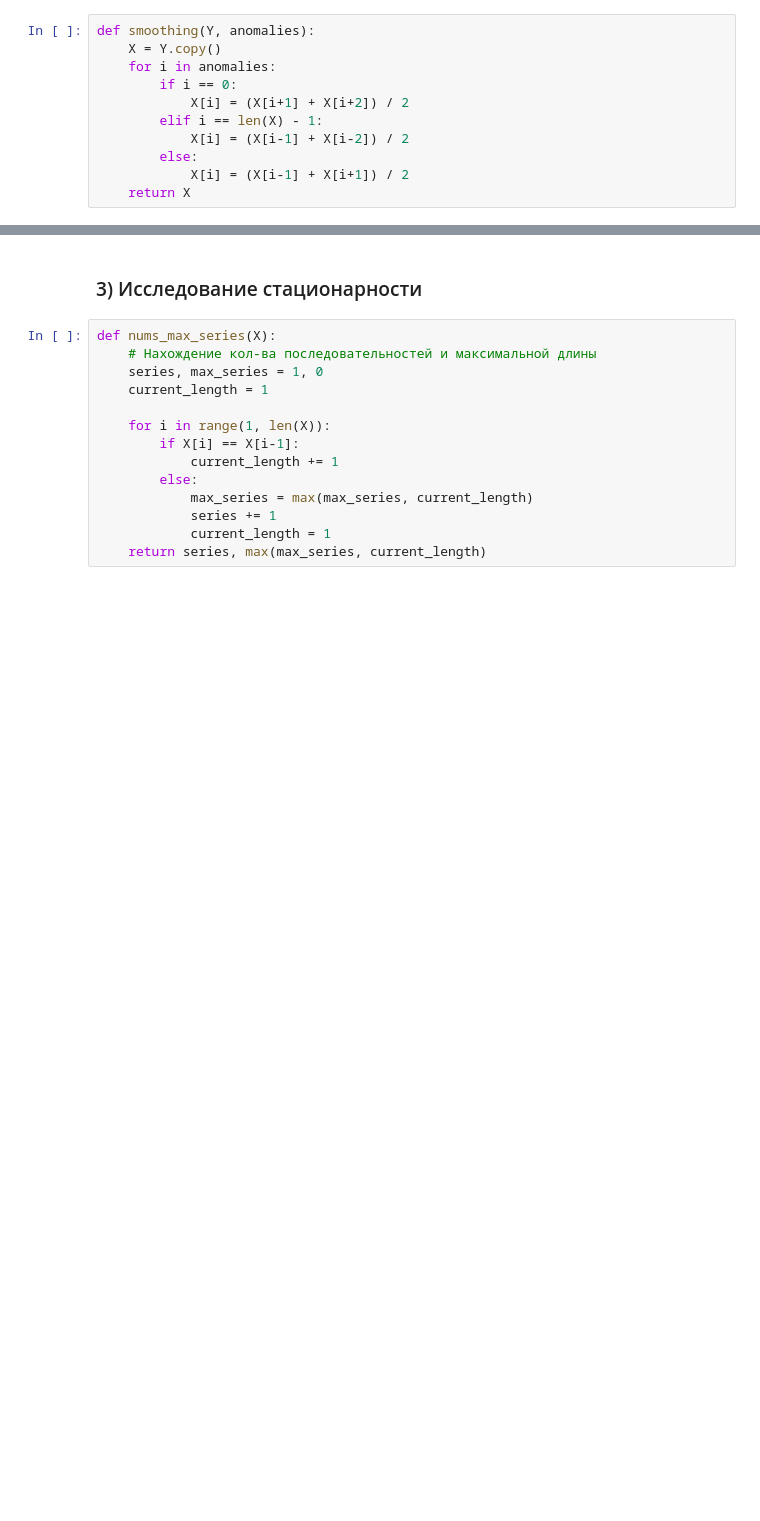
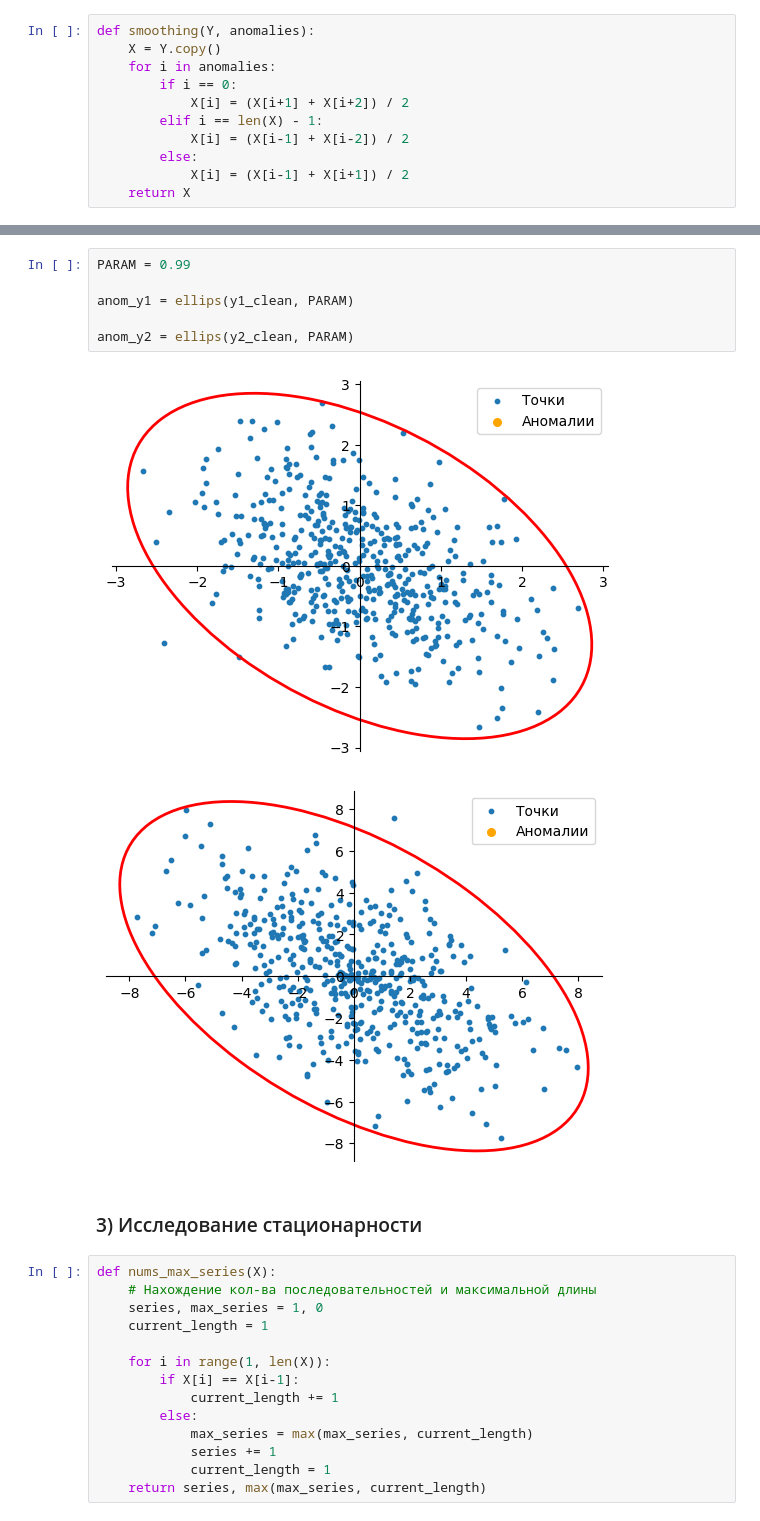
Before and after one commit to EngoyanSY/MAODI, a Jupyter notebook: LR1/LR1.ipynb, the cells around one changed output, grey strips where cells are left out. Saved outputs shown, nothing was run; the diff lists cells and outputs as text; blank space fills up the shorter version.

```diff
--- a/LR1/LR1.ipynb
+++ b/LR1/LR1.ipynb
@@ -175,3 +175,12 @@ plt.show()
+# %%
+PARAM = 0.99
+
+anom_y1 = ellips(y1_clean, PARAM)
+
+anom_y2 = ellips(y2_clean, PARAM)
+# %% [output]
+[figure, added]
+[figure, added]
 # %% [markdown]
 <h3>3) Исследование стационарности</h3>
 # %%
```
Also changed, not shown: parts of 14 cells of this notebook.
